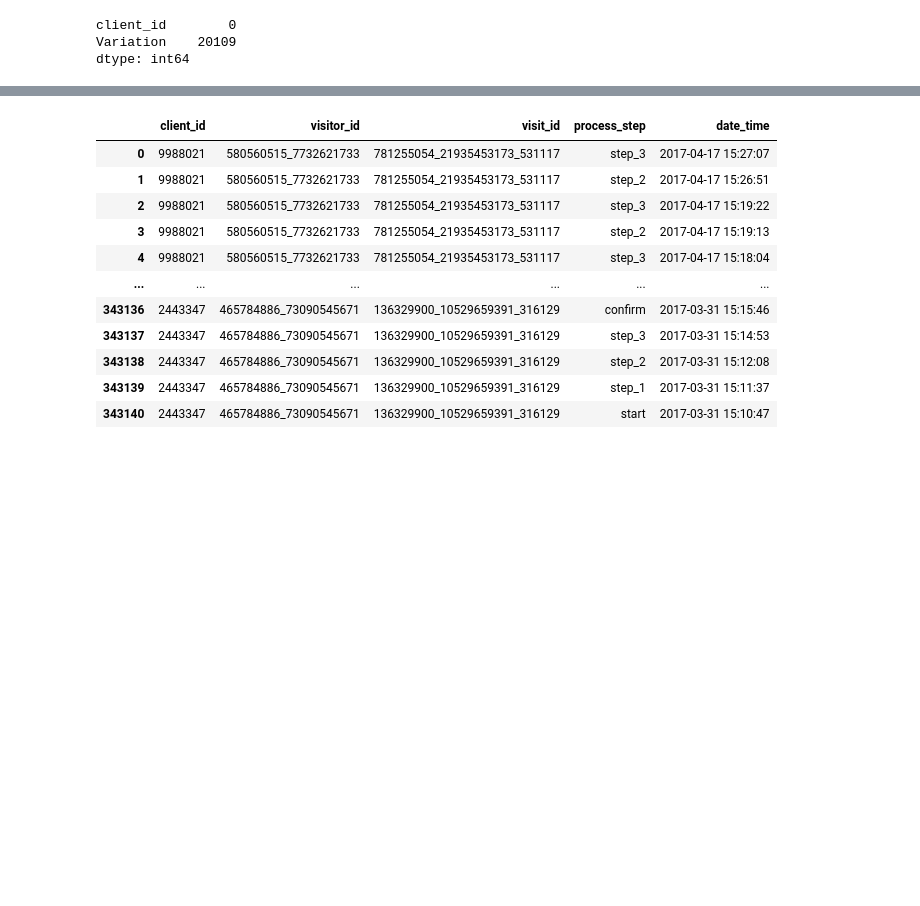
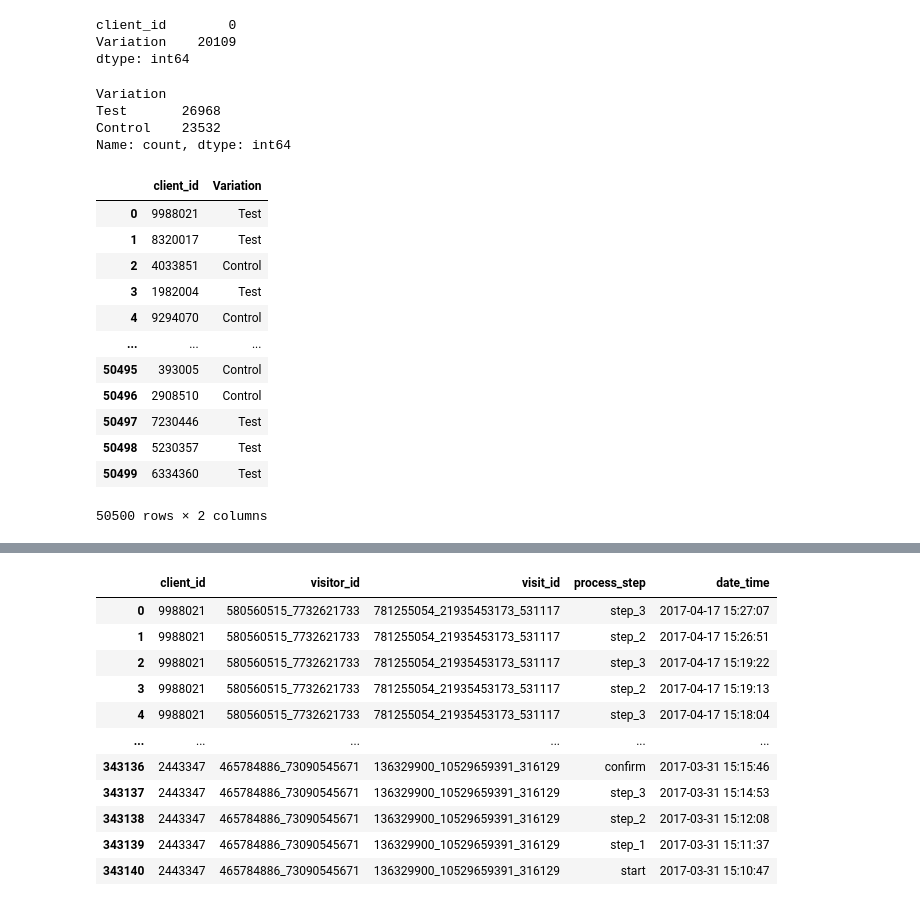
Before and after one commit to rmaryam42/PROJECT_5, a Jupyter notebook: Test.ipynb, the cells around one changed output, grey strips where cells are left out. Cells and saved outputs as stored; diff of their text form; code cells hidden in the pictures; blank space fills up the shorter version.

```diff
--- a/Test.ipynb
+++ b/Test.ipynb
@@ -65,3 +116,31 @@ df2.isna().sum()
 client_id        0
 Variation    20109
 dtype: int64
+# %%
+# Drop NaN values from the 'Variation' column
+df2_cleaned = df2.dropna(subset=['Variation'])
+
+# Count the values after dropping NaNs
+variation_counts = df2_cleaned['Variation'].value_counts()
+print(variation_counts)
+# %% [output]
+Variation
+Test       26968
+Control    23532
+Name: count, dtype: int64
+# %%
+df2_cleaned
+# %% [output]
+|  | client_id | Variation |
+| 0 | 9988021 | Test |
+| 1 | 8320017 | Test |
+| 2 | 4033851 | Control |
+| 3 | 1982004 | Test |
+| 4 | 9294070 | Control |
+| ... | ... | ... |
+| 50495 | 393005 | Control |
+| 50496 | 2908510 | Control |
+| 50497 | 7230446 | Test |
+| 50498 | 5230357 | Test |
+| 50499 | 6334360 | Test |
+50500 rows × 2 columns
```
Also changed, not shown: parts of 11 cells of this notebook.
